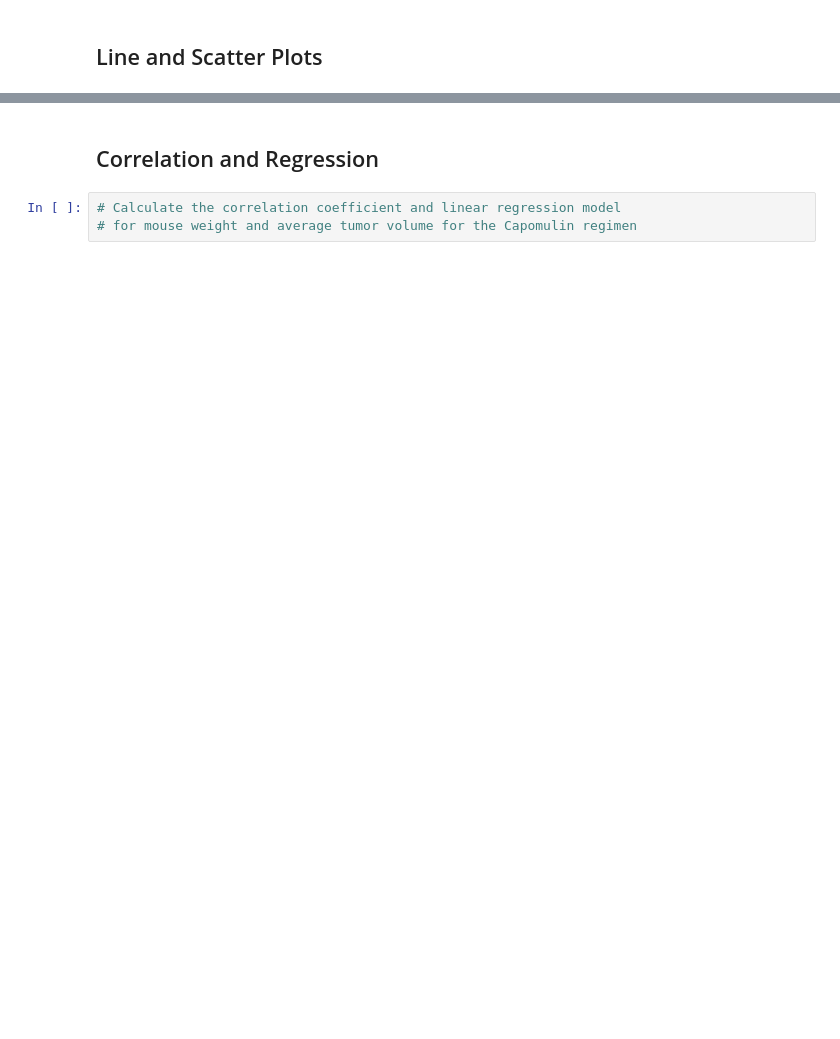
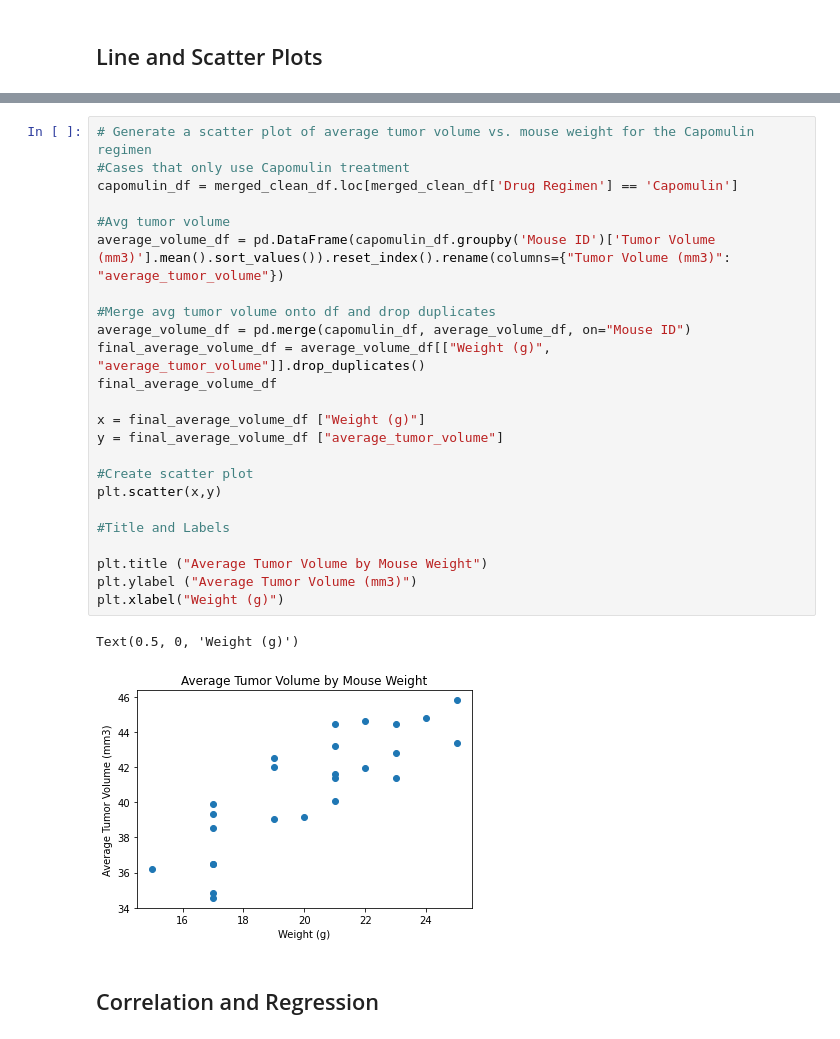
Before and after one commit to GE73-data/Matplotlib_Homework, a Jupyter notebook: Glo_pymaceuticals_starter.ipynb, the cells around one changed output, grey strips where cells are left out. Saved outputs shown, nothing was run; the diff lists cells and outputs as text; blank space fills up the shorter version.

```diff
--- a/Glo_pymaceuticals_starter.ipynb
+++ b/Glo_pymaceuticals_starter.ipynb
@@ -279,5 +346,29 @@ SyntaxError: invalid syntax (<ipython-input-38-454b22fee90d>, line 3)
+# %%
+# Generate a scatter plot of average tumor volume vs. mouse weight for the Capomulin regimen
+#Cases that only use Capomulin treatment
+capomulin_df = merged_clean_df.loc[merged_clean_df['Drug Regimen'] == 'Capomulin']
+
+#Avg tumor volume
+average_volume_df = pd.DataFrame(capomulin_df.groupby('Mouse ID')['Tumor Volume (mm3)'].mean().sort_values()).reset_index().rename(columns={"Tumor Volume (mm3)": "average_tumor_volume"})
+
+#Merge avg tumor volume onto df and drop duplicates
+average_volume_df = pd.merge(capomulin_df, average_volume_df, on="Mouse ID")
+final_average_volume_df = average_volume_df[["Weight (g)", "average_tumor_volume"]].drop_duplicates()
+final_average_volume_df
+
+x = final_average_volume_df ["Weight (g)"]
+y = final_average_volume_df ["average_tumor_volume"]
+
+#Create scatter plot
+plt.scatter(x,y)
+
+#Title and Labels
+
+plt.title ("Average Tumor Volume by Mouse Weight")
+plt.ylabel ("Average Tumor Volume (mm3)")
+plt.xlabel("Weight (g)")
+# %% [output]
+Text(0.5, 0, 'Weight (g)')
+[figure, added]
 # %% [markdown]
 ## Correlation and Regression
-# %%
-# Calculate the correlation coefficient and linear regression model
-# for mouse weight and average tumor volume for the Capomulin regimen
```
Also changed, not shown: parts of 9 cells of this notebook.
